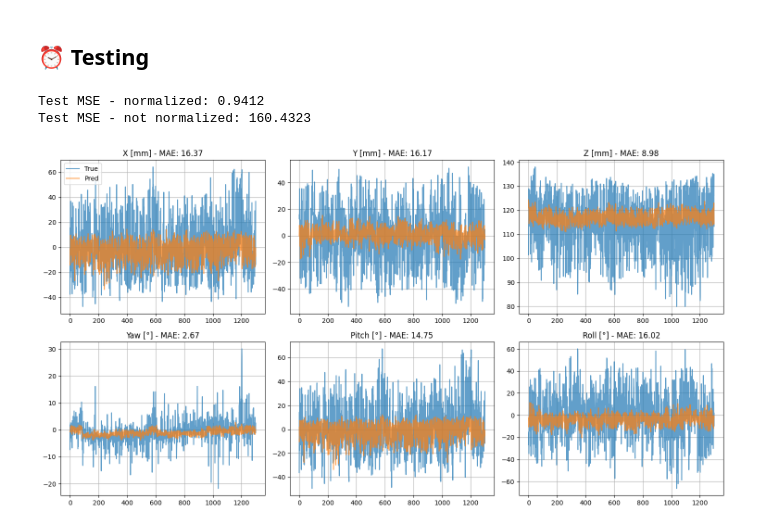
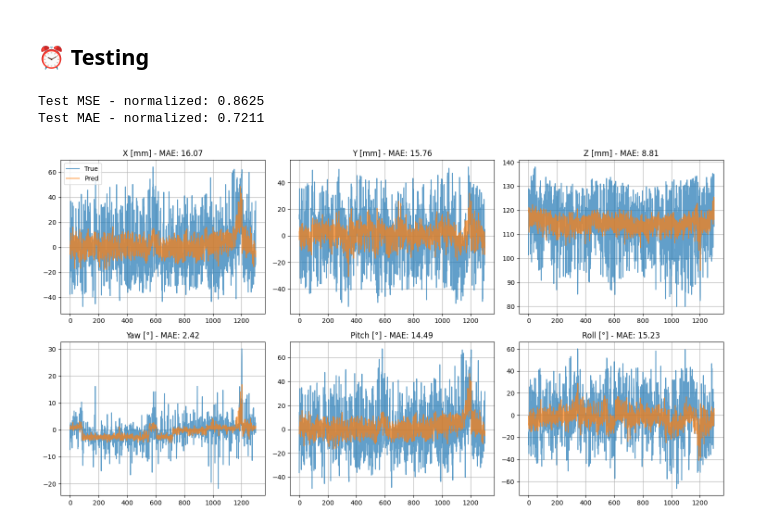
Before and after one commit to vigno0405/Master-Thesis, a Jupyter notebook: helyx_training.ipynb, the cells around one changed output. Drawn from its saved outputs; the diff is of its cells as text; code cells hidden in the pictures.

```diff
--- a/helyx_training.ipynb
+++ b/helyx_training.ipynb
@@ -146,19 +126,19 @@ class ImageRegressionDataset(Dataset):
     def __len__(self):
         return len(self.image_paths)
 
-    def apply_blur(self, image, kernel_size=5, sigma_max=7.0):
+    def apply_blur(self, image, kernel_size=5, sigma_max=8.0):
         sigma = random.uniform(0.0, sigma_max)
         image = image.float().unsqueeze(0) / 255.0
         image = TF.gaussian_blur(image, kernel_size=kernel_size, sigma=sigma)
         return (image.squeeze(0) * 255.0).clamp(0, 255).to(torch.uint8)
 
-    def add_gaussian_noise(self, image, std_max=24.0):
+    def add_gaussian_noise(self, image, std_max=36.0):
         std = random.uniform(0.0, std_max)
         noise = torch.randn_like(image.float()) * std
         image = image.float() + noise
         return image.clamp(0, 255).to(torch.uint8)
 
-    def apply_color_jitter(self, image, brightness=0.2, contrast=0.3):
+    def apply_color_jitter(self, image, brightness=0.25, contrast=0.4):
         image = image.float().unsqueeze(0) / 255.0
         b = 1.0 + random.uniform(-brightness, brightness)
         c = 1.0 + random.uniform(-contrast, contrast)
@@ -177,7 +157,7 @@ class ImageRegressionDataset(Dataset):
         Y, X = torch.meshgrid(torch.linspace(-1, 1, H), torch.linspace(-1, 1, W), indexing='ij')
         radius = torch.sqrt(X**2 + Y**2)
         mask = 1.0 - strength * radius**2
-        mask = mask.clamp(0.70, 1.0).unsqueeze(0)
+        mask = mask.clamp(0.75, 1.0).unsqueeze(0)
         image = (image.float() / 255.0 * mask).clamp(0.0, 1.0)
         return (image * 255.0).to(torch.uint8)
 
@@ -382,22 +321,17 @@ plt.show()
 # %%
 from torchvision.models import mobilenet_v2
+
 class NetCamera(nn.Module):
     def __init__(self):
         super().__init__()
-
         self.markers = Markers()
-
         base = mobilenet_v2(pretrained=True)
-
-        self.encoder = base.features
+        self.encoder = base.features  # [B, 1280, H, W]
         self.pool = nn.AdaptiveAvgPool2d(1)
 
         self.head = nn.Sequential(
             nn.Flatten(),
-            nn.Linear(1280, 128),
-            nn.ReLU(),
-            nn.Dropout(0.5),
-            nn.Linear(128, 6)
+            nn.Linear(1280, 6)
         )
 
     def forward(self, x):
@@ -427,6 +361,6 @@ Total trainable parameters: 2,388,614
 # %%
 best_val_loss = float('inf')
-patience = 500
+patience = 10
 counter = 0
 
 # Normalization parameters
@@ -439,9 +373,9 @@ history_val = []
 
 scaler = GradScaler(device='cuda')
 
-accumulation_steps = len(train_loader) // 5
+accumulation_steps = max(1, len(train_loader) // 5)
 optimizer.zero_grad()
-epochs = 1000
+epochs = 300
 
 for epoch in range(epochs):
     model.train()
@@ -592,35 +526,35 @@ with torch.no_grad():
         all_labels_normalized.append(labels_normalized.cpu().numpy())
         del images, labels, preds, preds_normalized
 
 print("\n")
 
 all_preds = np.concatenate(all_preds, axis=0)
 all_labels = np.concatenate(all_labels, axis=0)
 all_preds_normalized = np.concatenate(all_preds_normalized, axis=0)
 all_labels_normalized = np.concatenate(all_labels_normalized, axis=0)
 
-mse = np.mean((all_preds - all_labels) ** 2)
+mae_normalized = np.mean(np.abs(all_preds_normalized - all_labels_normalized))
 mse_normalized = np.mean((all_preds_normalized - all_labels_normalized) ** 2)
 print(f"Test MSE - normalized: {mse_normalized:.4f}")
-print(f"Test MSE - not normalized: {mse:.4f}")
+print(f"Test MAE - normalized: {mae_normalized:.4f}")
 
 all_preds[:, 3:] = np.rad2deg(all_preds[:, 3:])
 all_labels[:, 3:] = np.rad2deg(all_labels[:, 3:])
 
 param_names = ['X [mm]', 'Y [mm]', 'Z [mm]', 'Yaw [°]', 'Pitch [°]', 'Roll [°]']
 fig, axes = plt.subplots(2, 3, figsize=(15, 8))
 
 for i, ax in enumerate(axes.flatten()):
     mae = np.mean(np.abs(all_preds[:, i] - all_labels[:, i]))  # Calculate MAE
     ax.plot(all_labels[:, i], label='True', alpha=0.7)
     ax.plot(all_preds[:, i], label='Pred', alpha=0.7)
     ax.set_title(f"{param_names[i]} - MAE: {mae:.2f}")
     ax.grid(True)
 
 axes[0, 0].legend()
 plt.tight_layout()
 plt.show()
 # %% [output]
-Test MSE - normalized: 0.9412
-Test MSE - not normalized: 160.4323
+Test MSE - normalized: 0.8625
+Test MAE - normalized: 0.7211
-[figure, old version]
+[figure, new version]
```
Also changed, not shown: parts of 8 cells of this notebook.
